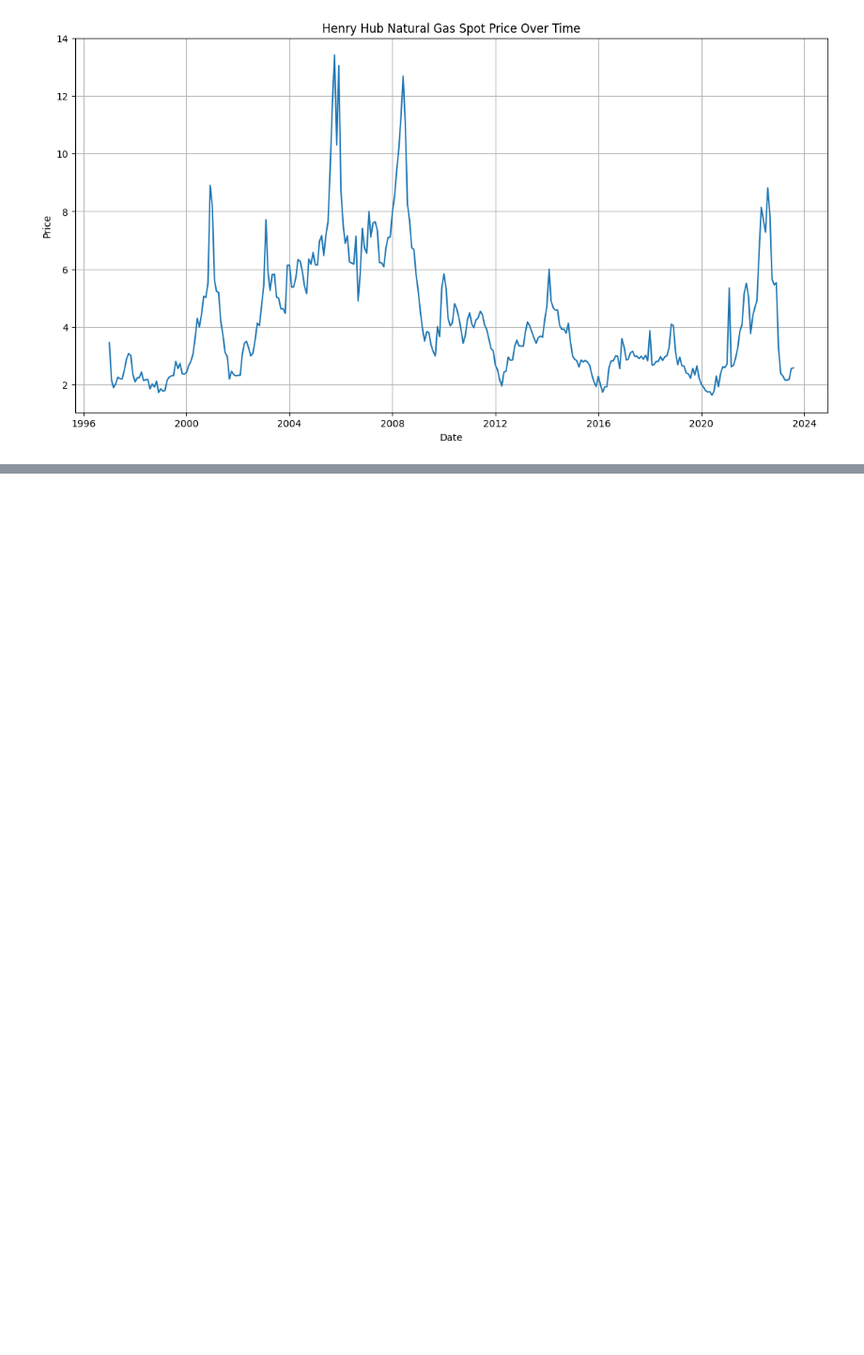
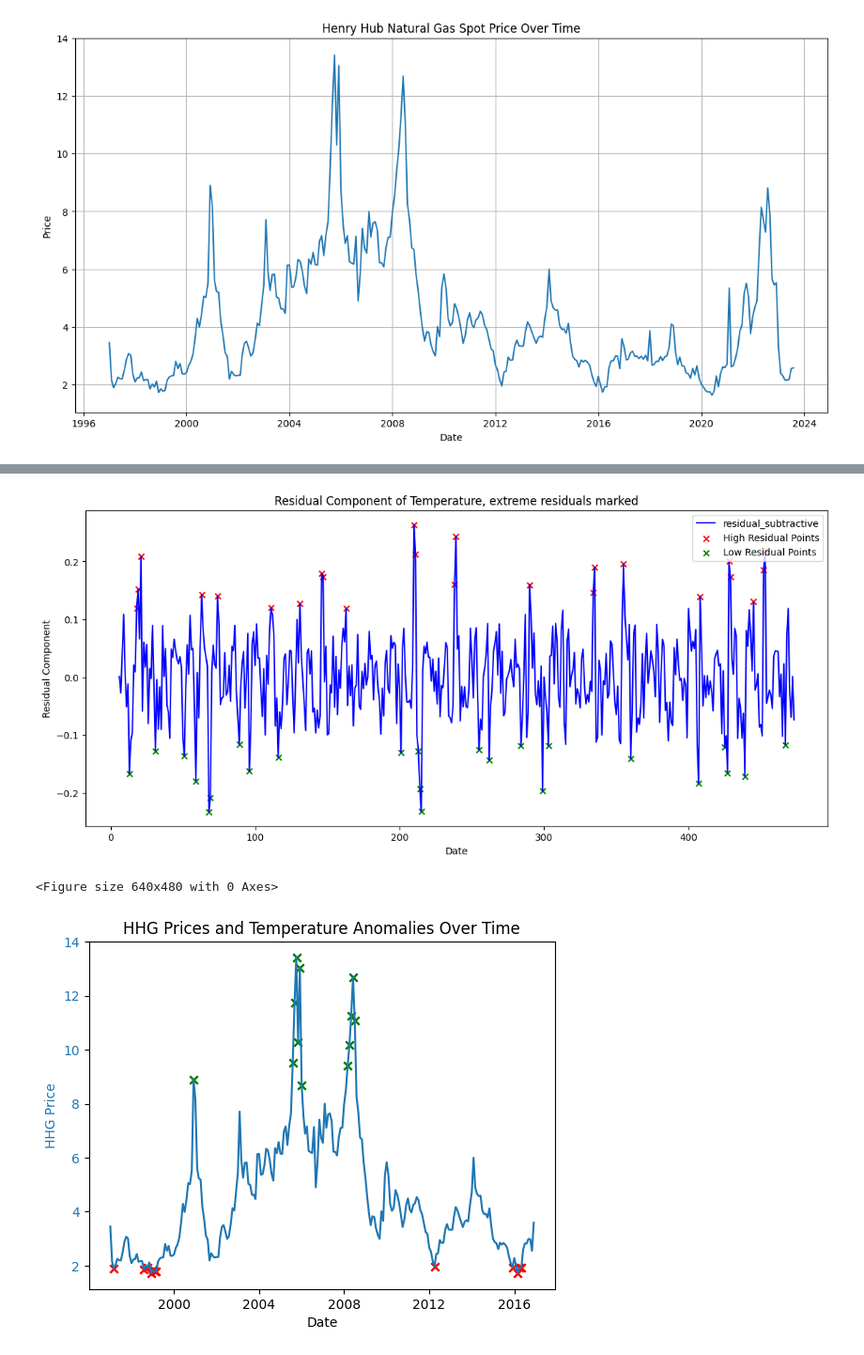
Before and after one commit to Keyan-sm/Analysis-of-Natural-Gas-Price-and-Temperature-Anomalies, a Jupyter notebook: NaturalGas (2).ipynb, the cells around one changed output, grey strips where cells are left out. Shown: that part at 94% size. Saved outputs shown, nothing was run; the diff lists cells and outputs as text; code cells hidden in the pictures; blank space fills up the shorter version.

```diff
--- a/NaturalGas (2).ipynb
+++ b/NaturalGas (2).ipynb
@@ -330,0 +156,45 @@ plt.show()
+# %%
+residual_subtract = temp_df['Temp_Anomaly'].loc[seasonal.index] - (seasonal + trend)
+
+high_residual_points_subtract = residual_subtract[residual_subtract > residual_subtract.quantile(0.95)]
+low_residual_points_subtract = residual_subtract[residual_subtract < residual_subtract.quantile(0.05)]
+
+plt.figure(figsize=(14, 6))
+plt.plot(residual_subtract, label='residual_subtractive', color='blue')
+plt.scatter(high_residual_points_subtract.index, high_residual_points_subtract, color='red', label='High Residual Points',marker='x')
+plt.scatter(low_residual_points_subtract.index, low_residual_points_subtract, color='green', label='Low Residual Points',marker='x')
+plt.xlabel('Date')
+plt.ylabel('Residual Component')
+plt.title('Residual Component of Temperature, extreme residuals marked')
+plt.legend()
+plt.show()
+
+plt.tight_layout()
+
+hhg_df = hhg_df[hhg_df['Date_HHG'] >= '1995-01-01']
+temp_df = temp_df[temp_df['Date_Temp'] >= '1995-01-01']
+merged_df = pd.merge(hhg_df, temp_df, left_on='Date_HHG', right_on='Date_Temp', how='inner')
+
+merged_df = merged_df[merged_df['Date_HHG'] >= '1995-01-01']
+merged_df = merged_df[merged_df['Date_Temp'] >= '1995-01-01']
+merged_df['Residual'] = merged_df['HHG_Price'] - merged_df['HHG_Price'].mean()
+
+# temp residual points
+high_residual_points = merged_df[merged_df['Residual'] > merged_df['Residual'].quantile(0.95)]
+low_residual_points = merged_df[merged_df['Residual'] < merged_df['Residual'].quantile(0.05)]
+
+fig, ax1 = plt.subplots()
+
+# HHG and temp residual plot
+ax1.set_xlabel('Date')
+ax1.set_ylabel('HHG Price', color='tab:blue')
+ax1.plot(merged_df['Date_HHG'], merged_df['HHG_Price'], color='tab:blue')
+ax1.tick_params(axis='y', labelcolor='tab:blue')
+ax1.scatter(high_residual_points['Date_HHG'], high_residual_points['HHG_Price'], color='green',marker='x')
+ax1.scatter(low_residual_points['Date_HHG'], low_residual_points['HHG_Price'], color='red',marker='x')
+plt.title('HHG Prices and Temperature Anomalies Over Time')
+plt.show()
+# %% [output]
+[figure, added]
+<Figure size 640x480 with 0 Axes>
+[figure, added]
```
Also changed, not shown: parts of 10 cells of this notebook.
